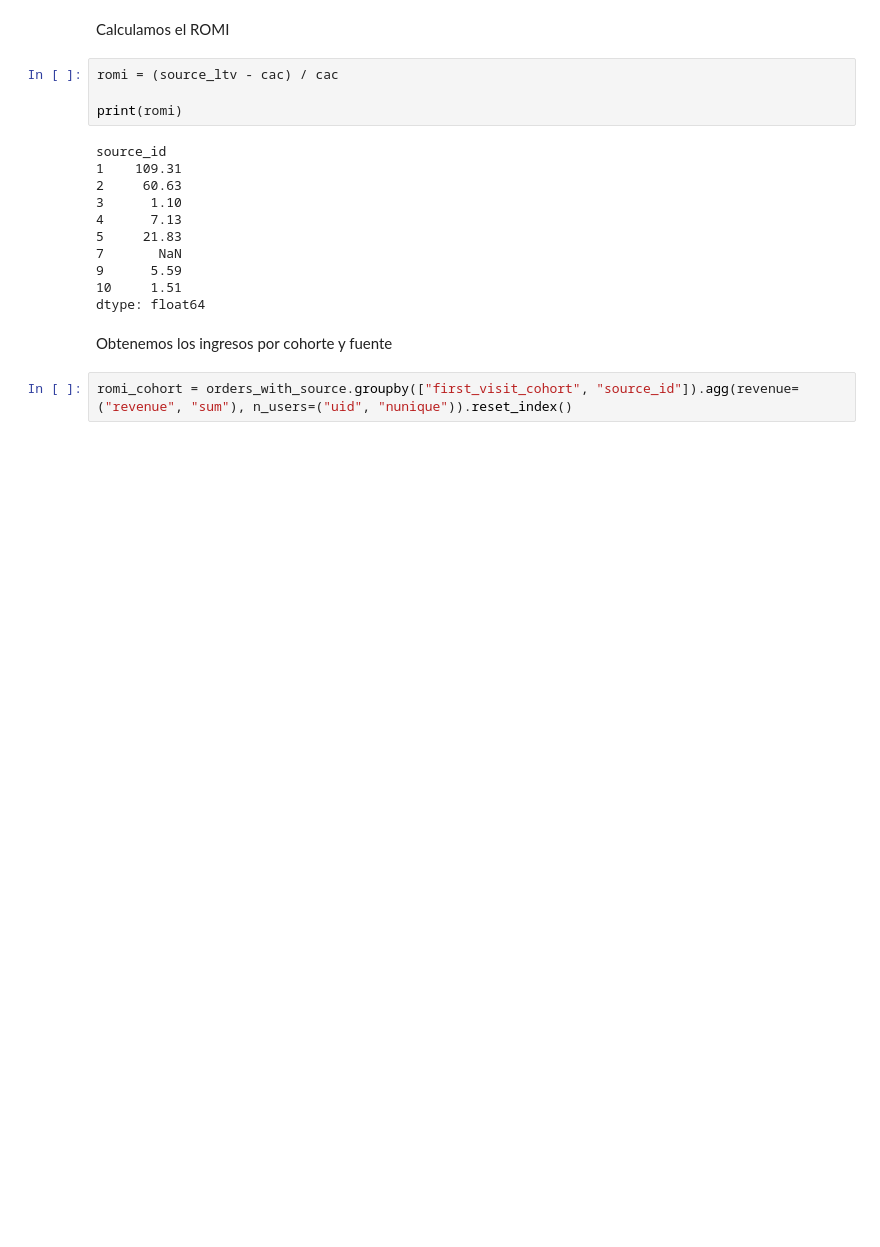
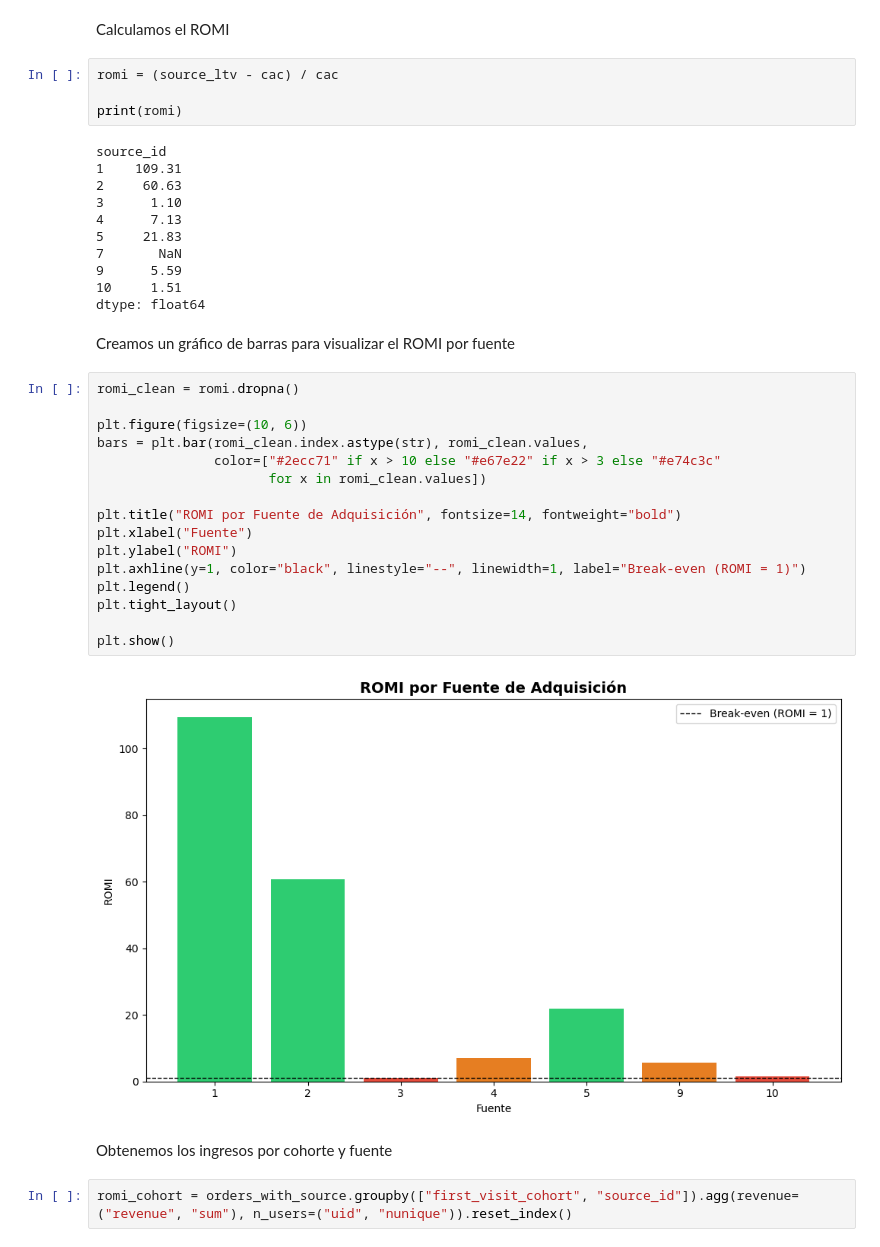
Before and after one commit to sgcuervo/showz-marketing-analysis, a Jupyter notebook: showz_marketing_analysis.ipynb, the cells around one changed output. Cells and saved outputs as stored; diff of their text form; blank space fills up the shorter version.

Commit message:
romi barplot added

```diff
--- a/showz_marketing_analysis.ipynb
+++ b/showz_marketing_analysis.ipynb
@@ -769,6 +773,26 @@ source_id
 9      5.59
 10     1.51
 dtype: float64
+# %% [markdown]
+Creamos un gráfico de barras para visualizar el ROMI por fuente
+# %%
+romi_clean = romi.dropna()
+
+plt.figure(figsize=(10, 6))
+bars = plt.bar(romi_clean.index.astype(str), romi_clean.values,
+               color=["#2ecc71" if x > 10 else "#e67e22" if x > 3 else "#e74c3c"
+                      for x in romi_clean.values])
+
+plt.title("ROMI por Fuente de Adquisición", fontsize=14, fontweight="bold")
+plt.xlabel("Fuente")
+plt.ylabel("ROMI")
+plt.axhline(y=1, color="black", linestyle="--", linewidth=1, label="Break-even (ROMI = 1)")
+plt.legend()
+plt.tight_layout()
+
+plt.show()
+# %% [output]
+[figure, added]
 # %% [markdown]
 Obtenemos los ingresos por cohorte y fuente
 # %%
```
Also changed, not shown: parts of 12 cells of this notebook.
